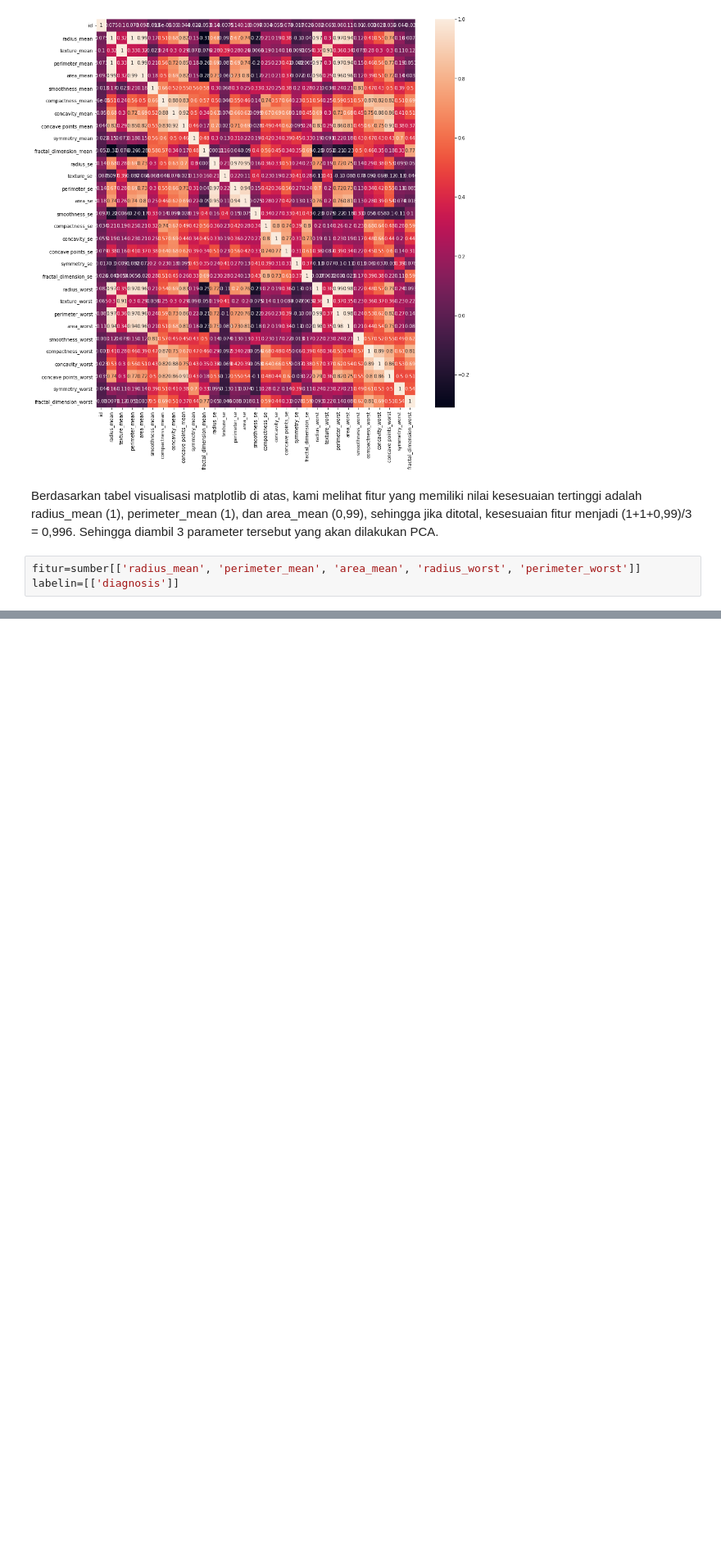
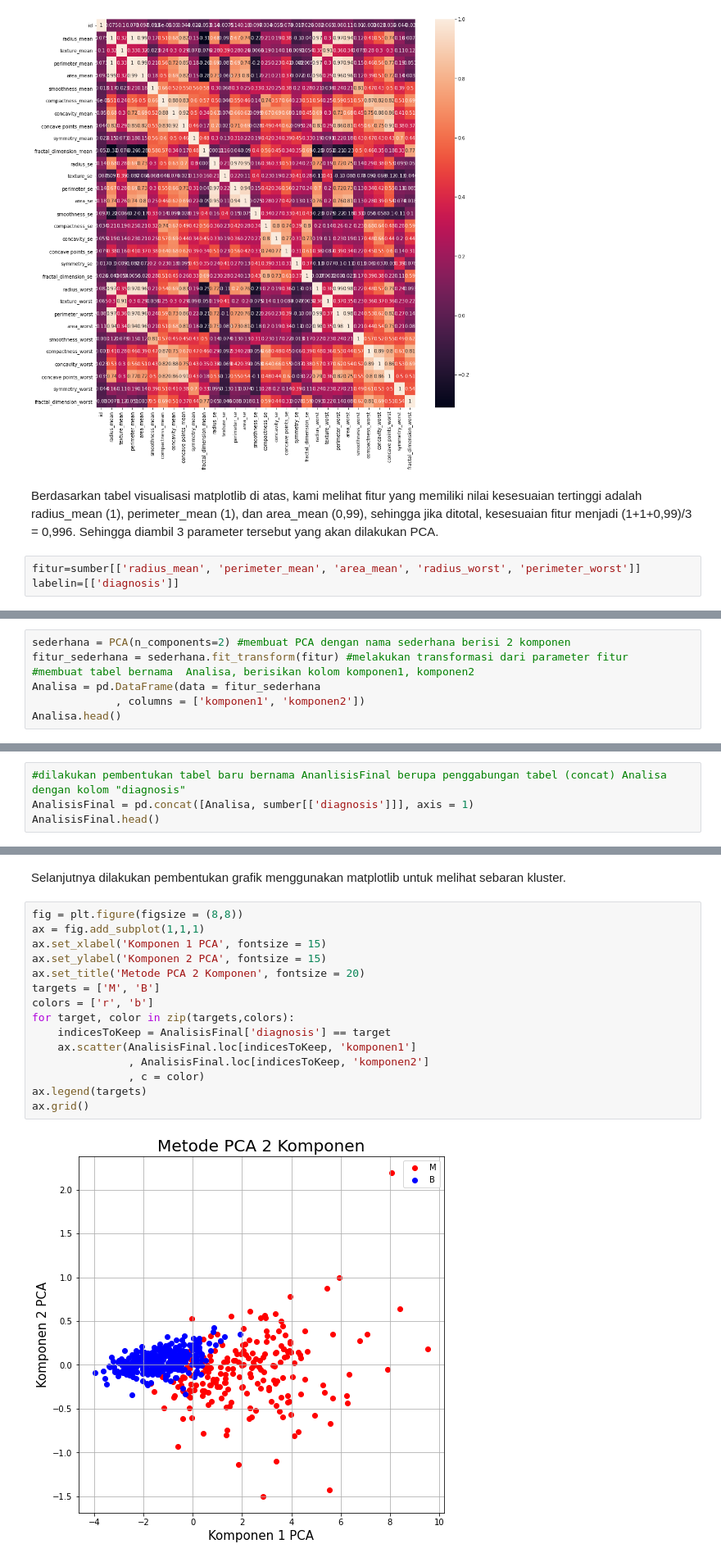
Before and after one commit to hananlu/SLOuas, a Jupyter notebook: Klusterisasi_dengan_PCA.ipynb, the cells around one changed output, grey strips where cells are left out. Shown at 82% size. Saved outputs shown, nothing was run; the diff lists cells and outputs as text; blank space fills up the shorter version.

```diff
--- a/Klusterisasi_dengan_PCA.ipynb
+++ b/Klusterisasi_dengan_PCA.ipynb
@@ -69,0 +77,7 @@ fitur = StandardScaler().fit_transform(fitur)
+# %%
+sederhana = PCA(n_components=2) #membuat PCA dengan nama sederhana berisi 2 komponen
+fitur_sederhana = sederhana.fit_transform(fitur) #melakukan transformasi dari parameter fitur
+#membuat tabel bernama  Analisa, berisikan kolom komponen1, komponen2
+Analisa = pd.DataFrame(data = fitur_sederhana
+             , columns = ['komponen1', 'komponen2'])
+Analisa.head()
@@ -69,0 +91,4 @@ fitur = StandardScaler().fit_transform(fitur)
+# %%
+#dilakukan pembentukan tabel baru bernama AnanlisisFinal berupa penggabungan tabel (concat) Analisa dengan kolom "diagnosis"
+AnalisisFinal = pd.concat([Analisa, sumber[['diagnosis']]], axis = 1)
+AnalisisFinal.head()
@@ -69,0 +102,19 @@ fitur = StandardScaler().fit_transform(fitur)
+# %% [markdown]
+Selanjutnya dilakukan pembentukan grafik menggunakan matplotlib untuk melihat sebaran kluster.
+# %%
+fig = plt.figure(figsize = (8,8))
+ax = fig.add_subplot(1,1,1)
+ax.set_xlabel('Komponen 1 PCA', fontsize = 15)
+ax.set_ylabel('Komponen 2 PCA', fontsize = 15)
+ax.set_title('Metode PCA 2 Komponen', fontsize = 20)
+targets = ['M', 'B']
+colors = ['r', 'b']
+for target, color in zip(targets,colors):
+    indicesToKeep = AnalisisFinal['diagnosis'] == target
+    ax.scatter(AnalisisFinal.loc[indicesToKeep, 'komponen1']
+               , AnalisisFinal.loc[indicesToKeep, 'komponen2']
+               , c = color)
+ax.legend(targets)
+ax.grid()
+# %% [output]
+[figure, added]
```
Also changed, not shown: parts of 6 cells of this notebook.
